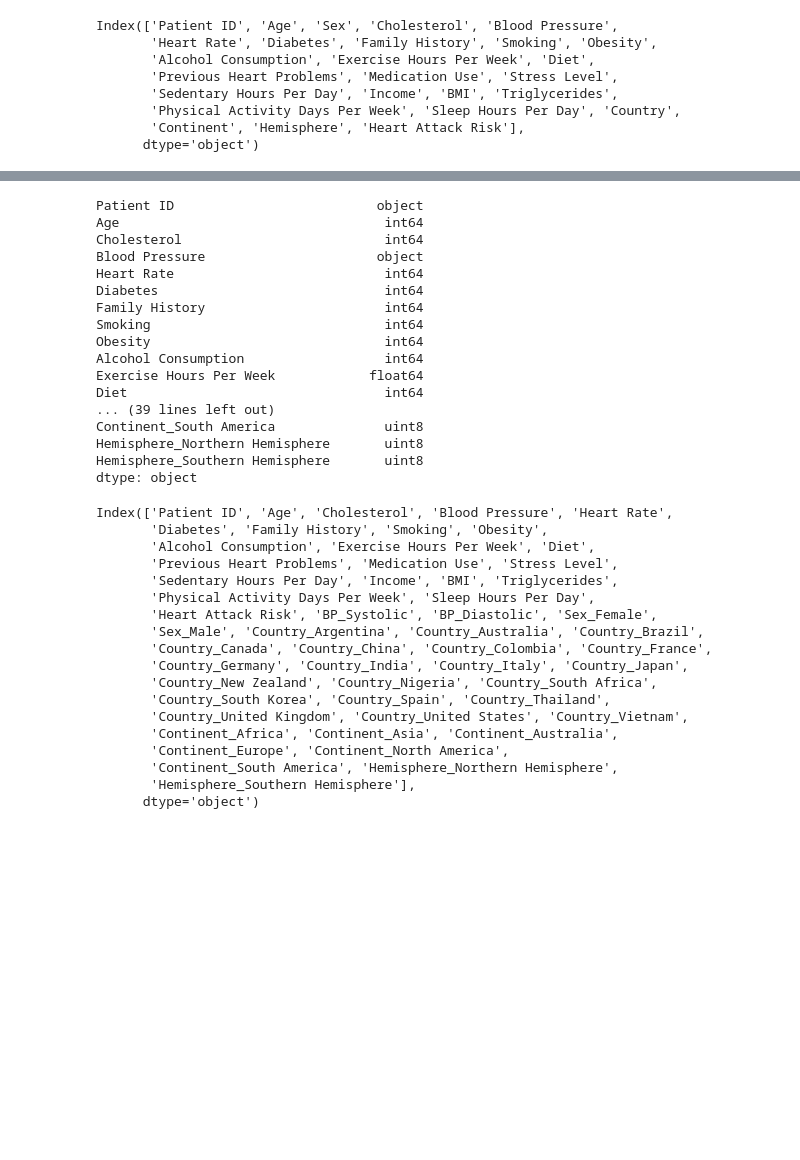
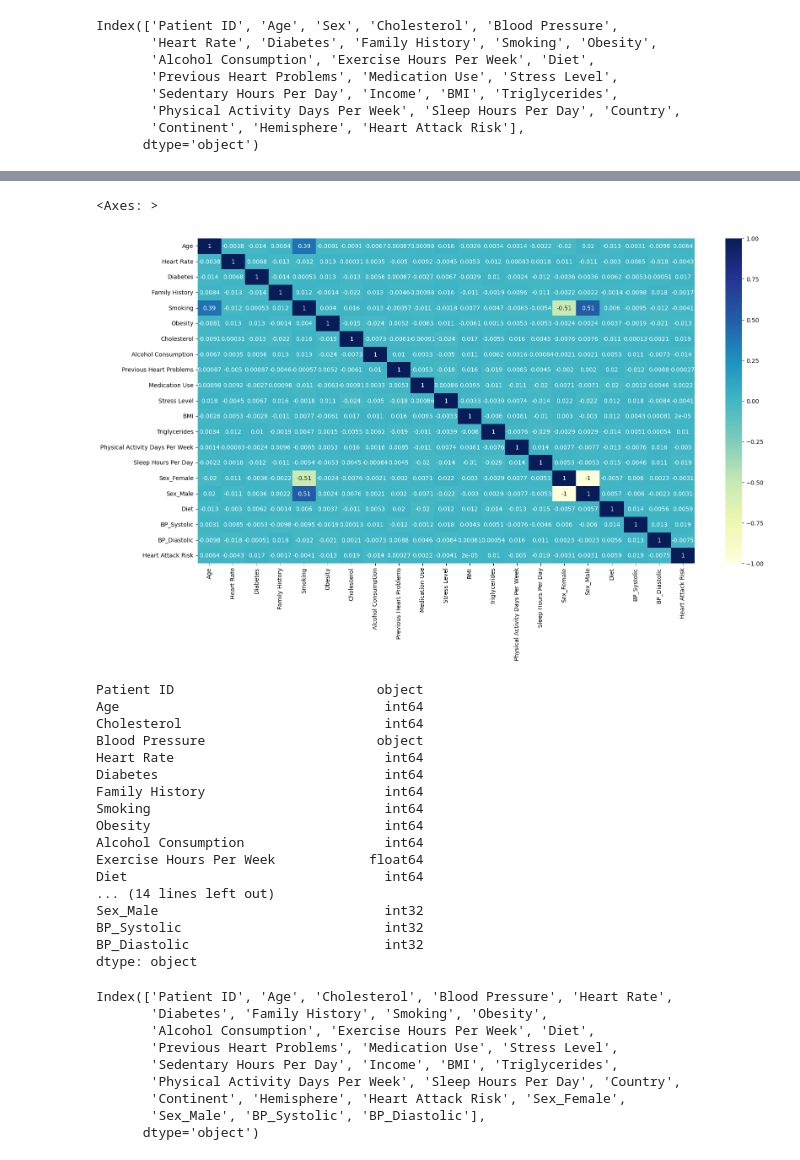
Before and after one commit to Rhapsody360/-safety, a Jupyter notebook: hypertensive_disease.p.ipynb, the cells around one changed output, grey strips where cells are left out. Drawn from its saved outputs; the diff is of its cells as text; code cells hidden in the pictures; blank space fills up the shorter version.

Commit message:
fixed using appropriate columns for training

```diff
--- a/hypertensive_disease.p.ipynb
+++ b/hypertensive_disease.p.ipynb
@@ -98,11 +70,8 @@ sns.heatmap(data[['Age','Heart Rate', 'Diabetes', 'Family History', 'Smoking', '
 data['BP_Systolic'] = data['Blood Pressure'].apply(lambda x: x.split('/')[0])
 data['BP_Diastolic'] = data['Blood Pressure'].apply(lambda x: x.split('/')[1])
 # %%
-ordinal_map = {'Healthy':2,'Average':1,'Unhealthy':0}
+ordinal_map = {'Healthy':3,'Average':2,'Unhealthy':1}
 data['Diet'] = data['Diet'].map(ordinal_map)
-data = pd.get_dummies(data, columns = ['Sex'])
-# %%
-data = pd.get_dummies(data, columns = ['Country','Continent','Hemisphere'])
 # %%
 cat_columns = ['Sex_Female','Sex_Male','BP_Systolic','BP_Diastolic']
 data[cat_columns] = data[cat_columns].astype(int)
@@ -108,0 +93,13 @@ data[cat_columns] = data[cat_columns].astype(int)
+# %%
+plt.figure(figsize = (19,10))
+sns.heatmap(data[['Age','Heart Rate', 'Diabetes', 'Family History', 'Smoking', 'Obesity',
+      'Cholesterol','Alcohol Consumption',
+      'Previous Heart Problems', 'Medication Use', 'Stress Level',
+       'BMI', 'Triglycerides',
+       'Physical Activity Days Per Week', 'Sleep Hours Per Day',
+       'Sex_Female','Sex_Male','Diet','BP_Systolic','BP_Diastolic',
+       'Heart Attack Risk']].corr(), cmap="YlGnBu",
+            annot=True)
+# %% [output]
+<Axes: >
+[figure, added]
@@ -121,10 +120,10 @@ Obesity                              int64
 Alcohol Consumption                  int64
 Exercise Hours Per Week            float64
 Diet                                 int64
-... (39 lines left out)
-Continent_South America              uint8
-Hemisphere_Northern Hemisphere       uint8
-Hemisphere_Southern Hemisphere       uint8
+... (14 lines left out)
+Sex_Male                             int32
+BP_Systolic                          int32
+BP_Diastolic                         int32
 dtype: object
 # %%
 data.columns
@@ -134,18 +133,9 @@ Index(['Patient ID', 'Age', 'Cholesterol', 'Blood Pressure', 'Heart Rate',
        'Alcohol Consumption', 'Exercise Hours Per Week', 'Diet',
        'Previous Heart Problems', 'Medication Use', 'Stress Level',
        'Sedentary Hours Per Day', 'Income', 'BMI', 'Triglycerides',
-       'Physical Activity Days Per Week', 'Sleep Hours Per Day',
-       'Heart Attack Risk', 'BP_Systolic', 'BP_Diastolic', 'Sex_Female',
-       'Sex_Male', 'Country_Argentina', 'Country_Australia', 'Country_Brazil',
-       'Country_Canada', 'Country_China', 'Country_Colombia', 'Country_France',
-       'Country_Germany', 'Country_India', 'Country_Italy', 'Country_Japan',
-       'Country_New Zealand', 'Country_Nigeria', 'Country_South Africa',
-       'Country_South Korea', 'Country_Spain', 'Country_Thailand',
-       'Country_United Kingdom', 'Country_United States', 'Country_Vietnam',
-       'Continent_Africa', 'Continent_Asia', 'Continent_Australia',
-       'Continent_Europe', 'Continent_North America',
-       'Continent_South America', 'Hemisphere_Northern Hemisphere',
-       'Hemisphere_Southern Hemisphere'],
+       'Physical Activity Days Per Week', 'Sleep Hours Per Day', 'Country',
+       'Continent', 'Hemisphere', 'Heart Attack Risk', 'Sex_Female',
+       'Sex_Male', 'BP_Systolic', 'BP_Diastolic'],
       dtype='object')
 # %%
 X = data [['Age', 'Cholesterol', 'Heart Rate',
```
Also changed, not shown: parts of 15 cells of this notebook, 2 other files.
